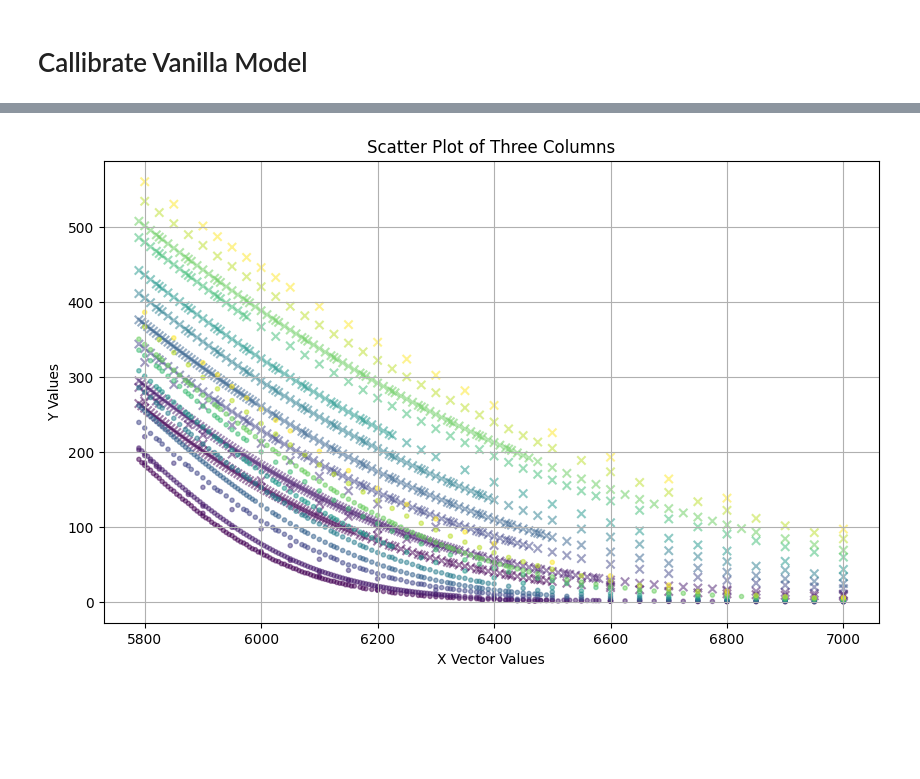
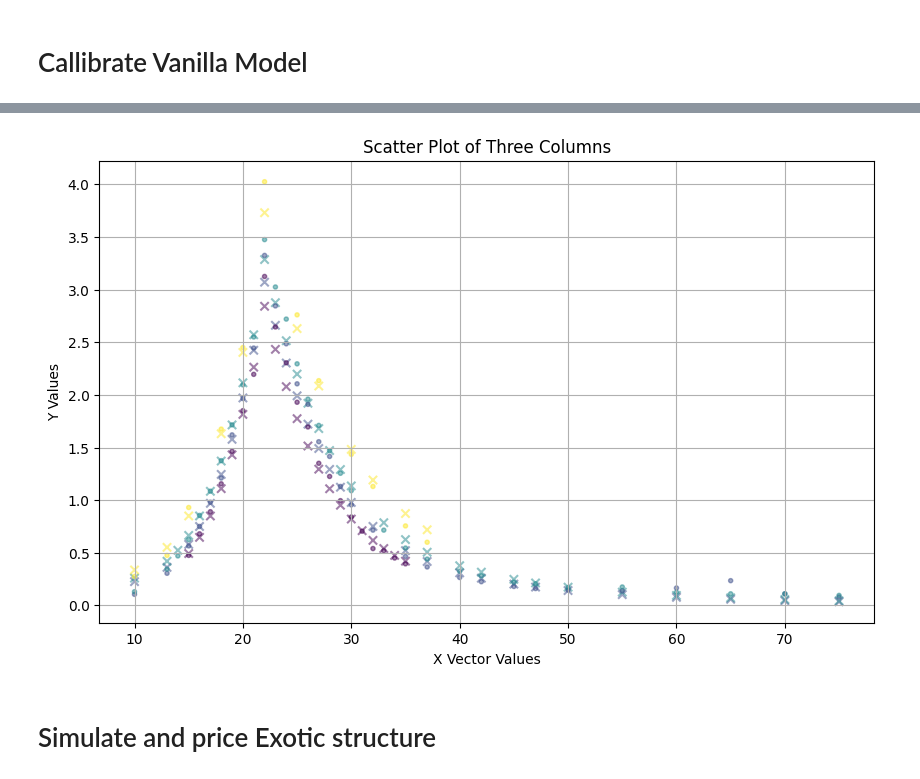
Before and after one commit to Naxzele/BonusCert, a Jupyter notebook: BonusCert.ipynb, the cells around one changed output, grey strips where cells are left out. Cells and saved outputs as stored; diff of their text form; code cells hidden in the pictures; blank space fills up the shorter version.

```diff
--- a/BonusCert.ipynb
+++ b/BonusCert.ipynb
@@ -55,18 +55,18 @@ S0=5886.55
 # %%
-# ticker = '^SPX'
+# ticker = 'INTC'
 # stock = yf.Ticker(ticker)
 
 # exp_dates = stock.options
 
 # import pickle
 
-# Save
-# with open('exp_dates_SPX.pkl', 'wb') as f:
+# # Save
+# with open('exp_dates_INTC.pkl', 'wb') as f:
 #     pickle.dump(exp_dates, f)
 
 # # Load
-# with open('exp_dates.pkl', 'rb') as f:
-#     loaded_dates = pickle.load(f)
+# with open('exp_dates_INTC.pkl', 'rb') as f:
+#     exp_dates = pickle.load(f)
 
 
 # # Initialize empty dataframes for calls and puts
@@ -84,11 +84,11 @@ S0=5886.55
 #     except Exception as e:
 #         print(f"Error with {date}: {e}")
 
-# all_calls.to_parquet('calls_SPX.parquet')
-# all_puts.to_parquet('puts_SPX.parquet')
+# all_calls.to_parquet('calls_INTC.parquet')
+# all_puts.to_parquet('puts_INTC.parquet')
 
-all_calls = pd.read_parquet('calls_SPX.parquet')
-all_puts = pd.read_parquet('puts_SPX.parquet')
+all_calls = pd.read_parquet('calls_INTC.parquet')
+all_puts = pd.read_parquet('puts_INTC.parquet')
 # %%
 all_cals_clean = all_calls[(all_calls['bid']!=0) & (all_calls['ask']!=0) & (all_calls['bid'].notna()) & (all_calls['ask'].notna())].copy()
 all_puts_clean = all_puts[(all_puts['bid']!=0) & (all_puts['ask']!=0) & (all_puts['bid'].notna()) & (all_puts['ask'].notna())].copy()
@@ -103,8 +103,8 @@ all_puts_clean = all_puts_clean.rename(columns={"strike": "K"})
 all_puts_clean['puts'] = (all_puts_clean['bid'] + all_puts_clean['ask'])/2
 all_cals_clean['calls'] = (all_cals_clean['bid'] + all_cals_clean['ask'])/2
 # %%
-all_puts_clean = all_puts_clean[all_puts_clean['K']<=(S0+100)].copy()
-all_cals_clean = all_cals_clean[all_cals_clean['K']>=(S0-100)].copy()
+all_puts_clean = all_puts_clean[all_puts_clean['K']<(S0)].copy()
+all_cals_clean = all_cals_clean[all_cals_clean['K']>=(S0)].copy()
 
 # all_puts_clean = all_puts_clean[all_puts_clean['volume']<=5]
 # all_cals_clean = all_cals_clean[all_cals_clean['volume']>=5]
@@ -159,5 +157,5 @@ from FFTpricing import ModelCalibrator
 # %%
-modcab = ModelCalibrator('BATES', S0, r_term, q_term,  all_cals_clean_exp, all_puts_clean_exp, params_BATES)
+modcab = ModelCalibrator('BATES', S0, r_term, q_term,  all_cals_clean, all_puts_clean, params_BATES)
 # %%
 bounds_BATES = {'kappa': (0.01,10),
                 'theta':(0.01,1),
@@ -196,24 +200,31 @@ modcab.calibrate(positive_only)
 # %%
-prices = modcab.calculate_prices(params=params_BATES)
+prices = modcab.calculate_prices()
 prices['key'] = prices['K'].round(3).astype(str) + "_" + prices['T'].round(6).astype(str)
 # %%
 plt.figure(figsize=(10, 6))
 
-all_cals_clean__plot = all_cals_clean[(all_cals_clean['T']<=0.5) & (all_cals_clean['T']>=0.1) & (all_cals_clean['K']<=(7000))]
-prices_exp = prices[(prices['T']<=0.5) & (prices['T']>=0.1) & (prices['K']>=(S0-100)) & (prices['K']<=(7000)) & (prices['key'].isin(modcab.keys_calls))]
+uT = 1
+lT = 0.5
+
+all_cals_clean__plot = all_cals_clean[(all_cals_clean['T']<=uT) & (all_cals_clean['T']>=lT) & (all_cals_clean['K']<=(7000))]
+all_puts_clean__plot = all_puts_clean[(all_puts_clean['T']<=uT) & (all_puts_clean['T']>=lT) & (all_puts_clean['K']<=(7000))]
+prices_calls = prices[(prices['T']<=uT) & (prices['T']>=lT) & (prices['K']>=(S0)) & (prices['K']<=(7000)) & (prices['key'].isin(modcab.keys_calls))]
+prices_puts = prices[(prices['T']<=uT) & (prices['T']>=lT) & (prices['K']<(S0)) & (prices['K']<=(7000)) & (prices['key'].isin(modcab.keys_puts))]
 # all_puts_clean_exp = all_puts_clean[all_puts_clean['T']<=1.5]
 
-plt.scatter(prices_exp['K'], prices_exp['calls'], alpha=0.5, marker='x', c=prices_exp['T'], cmap='viridis')
+plt.scatter(prices_calls['K'], prices_calls['calls'], alpha=0.5, marker='x', c=prices_calls['T'], cmap='viridis')
 plt.scatter(all_cals_clean__plot['K'], all_cals_clean__plot['calls'], alpha=0.5, marker='.', c=all_cals_clean__plot['T'], cmap='viridis')
-
-# plt.scatter(all_puts_clean_exp['K'], all_puts_clean_exp['puts'], alpha=0.5, marker='o', c=all_puts_clean_exp['T'], cmap='viridis')
+plt.scatter(prices_puts['K'], prices_puts['puts'], alpha=0.5, marker='x', c=prices_puts['T'], cmap='viridis')
+plt.scatter(all_puts_clean__plot['K'], all_puts_clean__plot['puts'], alpha=0.5, marker='.', c=all_puts_clean__plot['T'], cmap='viridis')
 
 # Add labels and legend
 plt.xlabel('X Vector Values')
 plt.ylabel('Y Values')
 plt.title('Scatter Plot of Three Columns')
 
 plt.grid(True)
 plt.show()
 # %% [output]
-[figure, old version]
+[figure, new version]
+# %% [markdown]
+# Simulate and price Exotic structure
```
Also changed, not shown: parts of 13 cells of this notebook, 1 other file.
